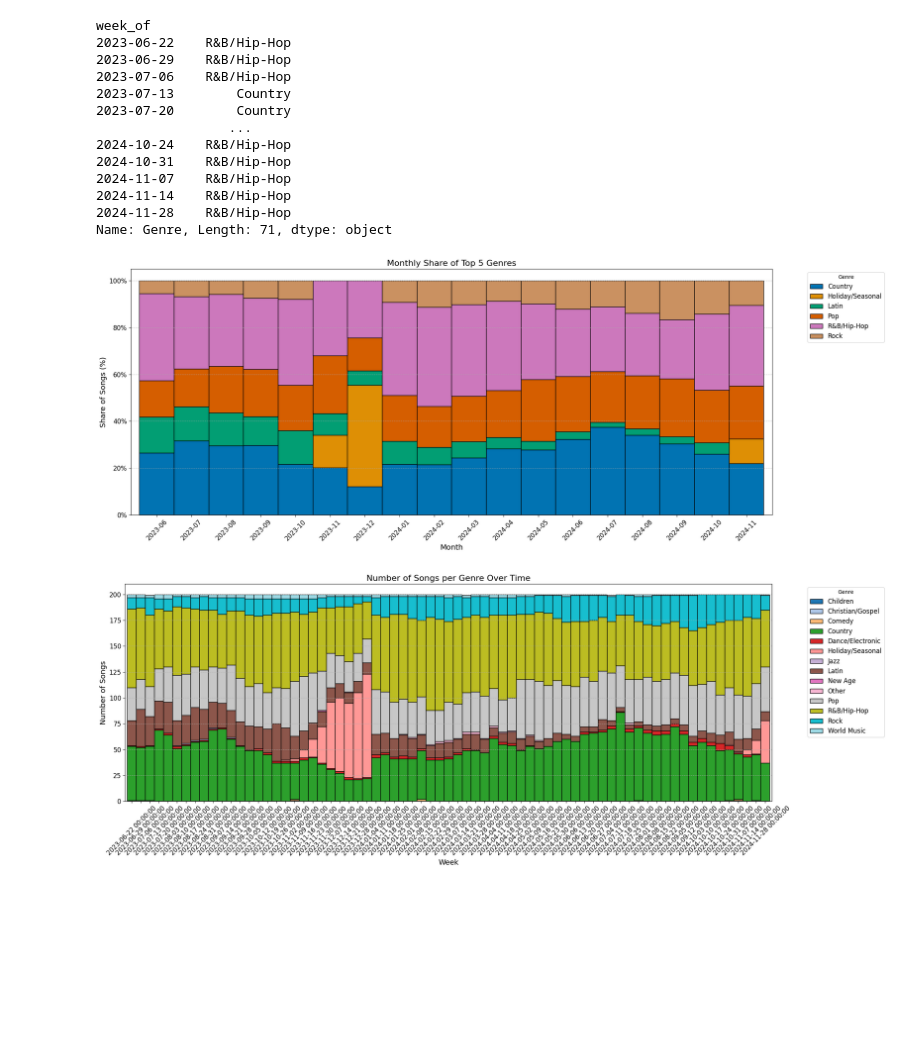
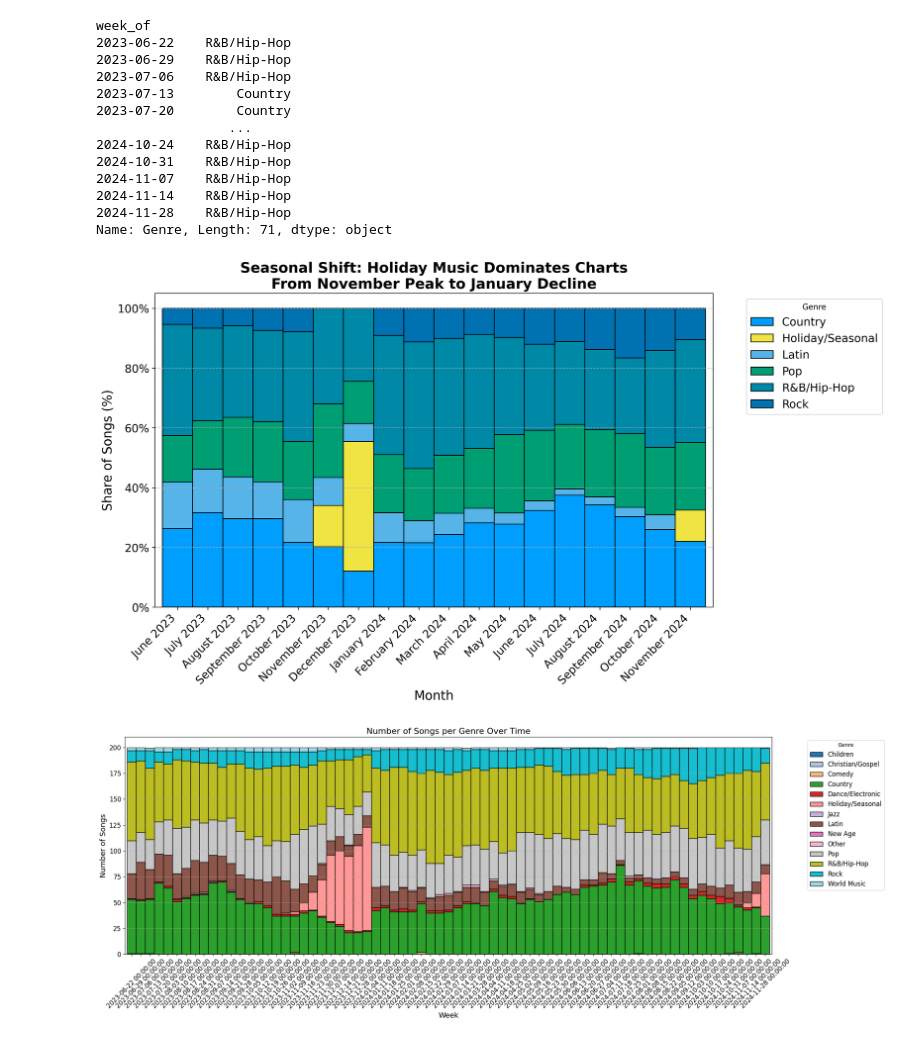
Before and after one commit to FrostNT1/Music-Industry-Insights, a Jupyter notebook: experiments/Shivam/02_popular-genres-over-time.ipynb, the cells around one changed output. Cells and saved outputs as stored; diff of their text form; code cells hidden in the pictures; blank space fills up the shorter version.

Commit message:
making minor fix to visuals

```diff
--- a/experiments/Shivam/02_popular-genres-over-time.ipynb
+++ b/experiments/Shivam/02_popular-genres-over-time.ipynb
@@ -96,44 +96,55 @@ genre_percentages = top_5_monthly.div(top_5_monthly.sum(axis=1), axis=0) * 100
 
 # Remove columns that are all zeros (genres that never made top 5)
 genre_percentages = genre_percentages.loc[:, (genre_percentages != 0).any(axis=0)]
+# Define custom colors for genres using a colorblind-friendly palette
+genre_colors = {
+    'Country': '#009FFF',
+    'Latin': '#56B4E9',
+    'Pop': '#009E73',
+    'R&B/Hip-Hop': '#0088A7',
+    'Rock': '#0072B2',
+    'Holiday/Seasonal': '#F0E442'
+}
 
 # Create the stacked bar chart using seaborn
-plt.figure(figsize=(21, 8))
-sns.set_palette("colorblind")  # Use colorblind-friendly colors
+plt.figure(figsize=(14, 8), dpi=300)
 genre_percentages.plot(kind='bar',
                       stacked=True,
                       width=1,
                       edgecolor='black',
+                      color=[genre_colors.get(x, '#808080') for x in genre_percentages.columns],
                       ax=plt.gca())
 
 # Customize the plot
-plt.xlabel('Month', fontsize=14)
-plt.ylabel('Share of Songs (%)', fontsize=14)
-plt.title('Monthly Share of Top 5 Genres', fontsize=16)
+plt.xlabel('Month', fontsize=16)
+plt.ylabel('Share of Songs (%)', fontsize=16)
+plt.title('Seasonal Shift: Holiday Music Dominates Charts\nFrom November Peak to January Decline',
+          fontsize=18, fontweight='bold')
 plt.legend(title='Genre',
           bbox_to_anchor=(1.05, 1),
           loc='upper left',
-          fontsize=12)
+          fontsize=14)
 
-# Format the x-tick labels to display months in a more readable format
+# Format x-tick labels to show month name and year
 plt.xticks(ticks=range(len(genre_percentages.index)),
-          labels=[month.strftime('%Y-%m') for month in genre_percentages.index],
+          labels=[month.strftime('%B %Y') for month in genre_percentages.index],
           rotation=45,
-          fontsize=12)
+          ha='right',
+          fontsize=14)
 
-plt.yticks(fontsize=12)
+plt.yticks(fontsize=14)
 plt.grid(axis='y', linestyle='--', alpha=0.7)
 
 # Add percentage signs to y-axis
 plt.gca().yaxis.set_major_formatter(plt.FuncFormatter(lambda y, _: '{:.0f}%'.format(y)))
 
 # Adjust layout to prevent label cutoff
 plt.tight_layout()
 
 # Show the plot
 plt.show()
 # %% [output]
-[figure, old version]
+[figure, new version]
 # %%
 # Pivot the data to get the count of each genre per week
 genre_counts_per_week = top_200_songs.pivot_table(index='week_of', columns='Genre', aggfunc='size', fill_value=0)
```
Also changed, not shown: parts of 5 cells of this notebook.
